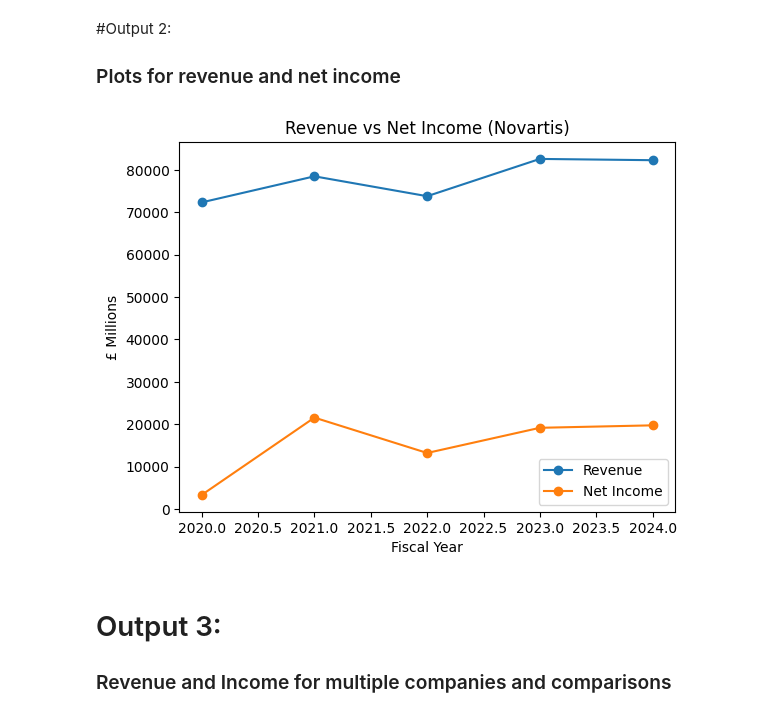
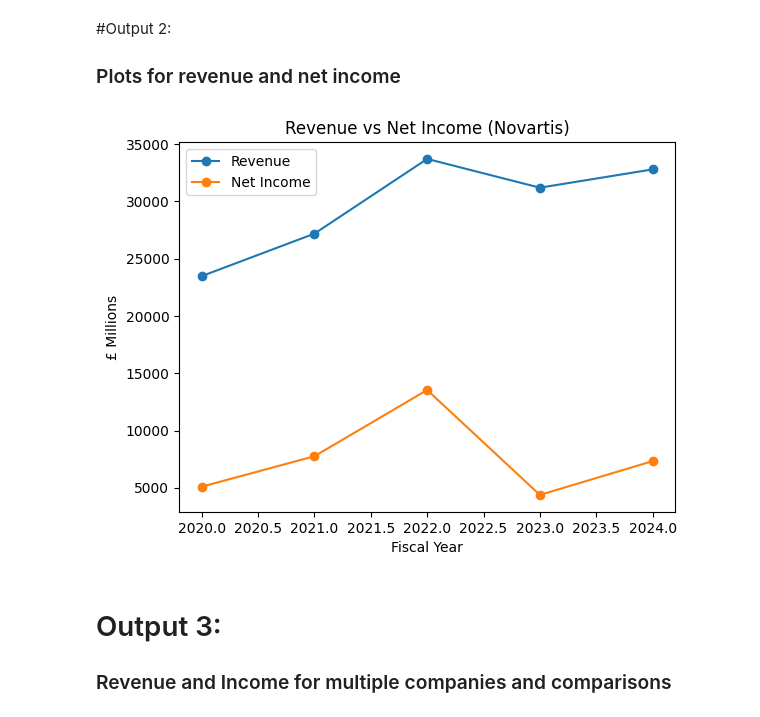
Before and after one commit to deepavn7/bq_ai_google_hackathon, a Jupyter notebook: process_reports.ipynb, the cells around one changed output. Saved outputs shown, nothing was run; the diff lists cells and outputs as text; code cells hidden in the pictures.

```diff
--- a/process_reports.ipynb
+++ b/process_reports.ipynb
@@ -915,20 +962,20 @@ The firm tracks long-term growth across its franchises. The table below shows se
 ### Plots for revenue and net income
 # %%
 df_company = df[
-    (df["company_name"].str.lower() == "wellsfargo") &
+    (df["company_name"].str.lower() == "bankofmontreal") &
     (df["report_type"].str.lower() == "annual")
 ]
 df_company = df_company.sort_values("fiscal_year")
 
 plt.plot(df_company["fiscal_year"], df_company["revenue_millions"], marker="o", label="Revenue")
 plt.plot(df_company["fiscal_year"], df_company["net_income_millions"], marker="o", label="Net Income")
 plt.xlabel("Fiscal Year")
 plt.ylabel("£ Millions")
 plt.title("Revenue vs Net Income (Novartis)")
 plt.legend()
 plt.show()
 # %% [output]
-[figure, old version]
+[figure, new version]
 # %% [markdown]
 # Output 3:
 ### Revenue and Income for multiple companies and comparisons
```
Also changed, not shown: parts of 6 cells of this notebook.
